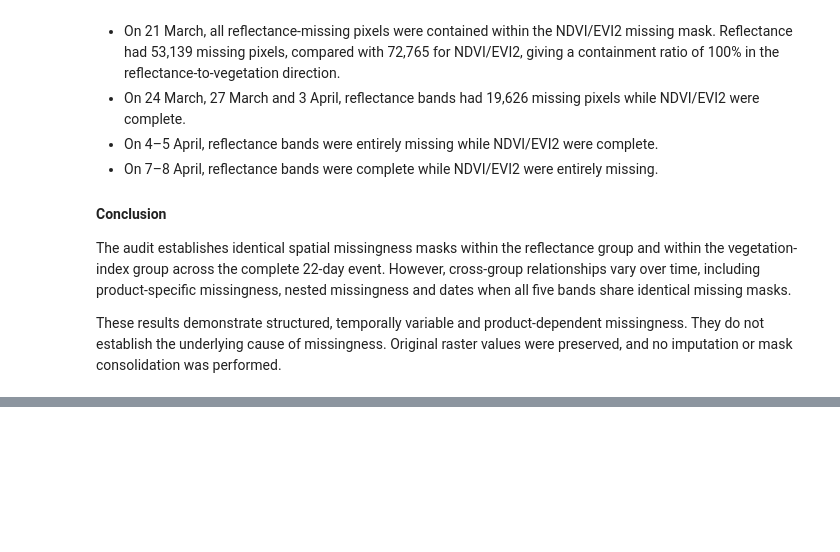
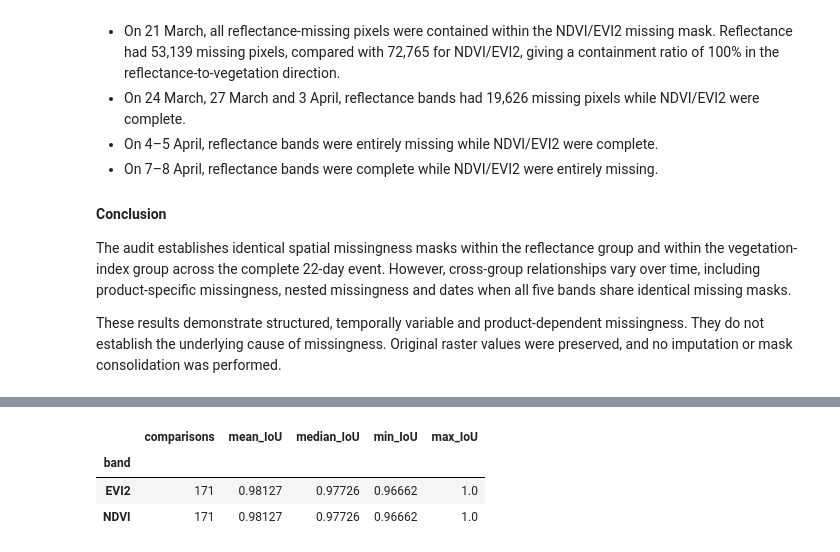
Before and after one commit to TheCodeCipher/fireguard, a Jupyter notebook: notebooks/wsts_eda.ipynb, the cells around one changed output, grey strips where cells are left out. Cells and saved outputs as stored; diff of their text form; code cells hidden in the pictures; blank space fills up the shorter version.

```diff
--- a/notebooks/wsts_eda.ipynb
+++ b/notebooks/wsts_eda.ipynb
@@ -2263,0 +2599,86 @@ These results demonstrate structured, temporally variable and product-dependent
+# %%
+
+from itertools import combinations
+
+# ==================================================
+# 1. Select all 19 dates
+# ==================================================
+
+selected_dates_2019 = sorted(missing_masks.keys())
+
+# ==================================================
+# 2. Calculate temporal IoU for NDVI and EVI2
+# ==================================================
+
+temporal_records_2019 = []
+
+for band_name in ["NDVI", "EVI2"]:
+
+    for date_a, date_b in combinations(selected_dates_2019, 2):
+
+        mask_a = missing_masks[date_a][band_name]
+        mask_b = missing_masks[date_b][band_name]
+
+        intersection = np.logical_and(
+            mask_a, mask_b
+        ).sum()
+
+        union = np.logical_or(
+            mask_a, mask_b
+        ).sum()
+
+        iou = intersection / union if union > 0 else np.nan
+
+        temporal_records_2019.append({
+            "band": band_name,
+            "date_a": date_a,
+            "date_b": date_b,
+            "missing_a": int(mask_a.sum()),
+            "missing_b": int(mask_b.sum()),
+            "intersection": int(intersection),
+            "union": int(union),
+            "IoU": iou,
+        })
+
+temporal_iou_2019 = pd.DataFrame(temporal_records_2019)
+
+# ==================================================
+# 3. Summarize temporal persistence
+# ==================================================
+
+temporal_summary_2019 = (
+    temporal_iou_2019
+    .groupby("band")
+    .agg(
+        comparisons=("IoU", "count"),
+        mean_IoU=("IoU", "mean"),
+        median_IoU=("IoU", "median"),
+        min_IoU=("IoU", "min"),
+        max_IoU=("IoU", "max"),
+    )
+    .round(5)
+)
+
+display(temporal_summary_2019)
+
+# ==================================================
+# 4. Save results
+# ==================================================
+
+temporal_output_2019 = (
+    MANIFEST_DIR /
+    "wsts_2019_fire_22863125_19day_temporal_iou.csv"
+)
+
+temporal_iou_2019.to_csv(
+    temporal_output_2019,
+    index=False
+)
+
+print("Saved:", temporal_output_2019)
+print("Total comparisons:", len(temporal_iou_2019))
+# %% [output]
+|  | comparisons | mean_IoU | median_IoU | min_IoU | max_IoU |
+| band |  |  |  |  |  |
+| EVI2 | 171 | 0.98127 | 0.97726 | 0.96662 | 1.0 |
+| NDVI | 171 | 0.98127 | 0.97726 | 0.96662 | 1.0 |
```
Also changed, not shown: parts of 20 cells of this notebook.
